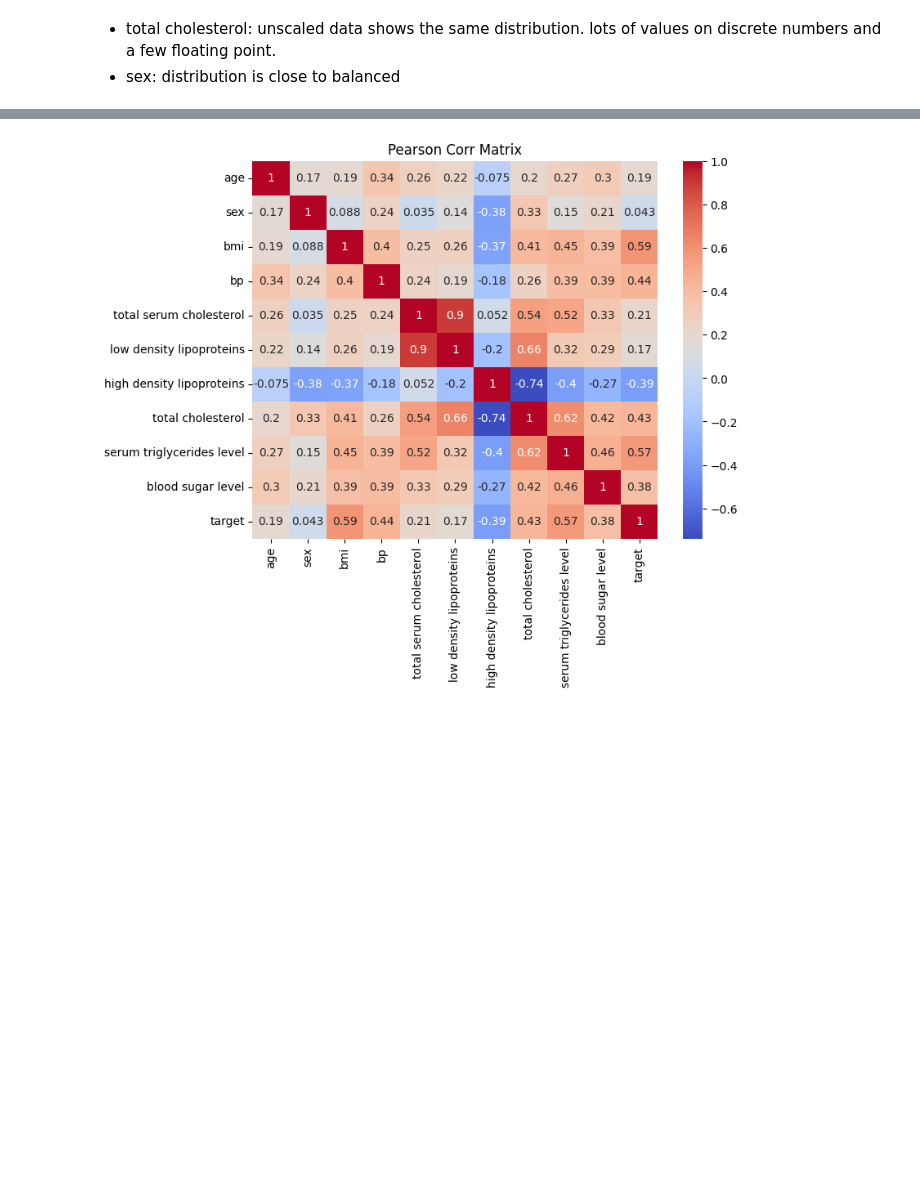
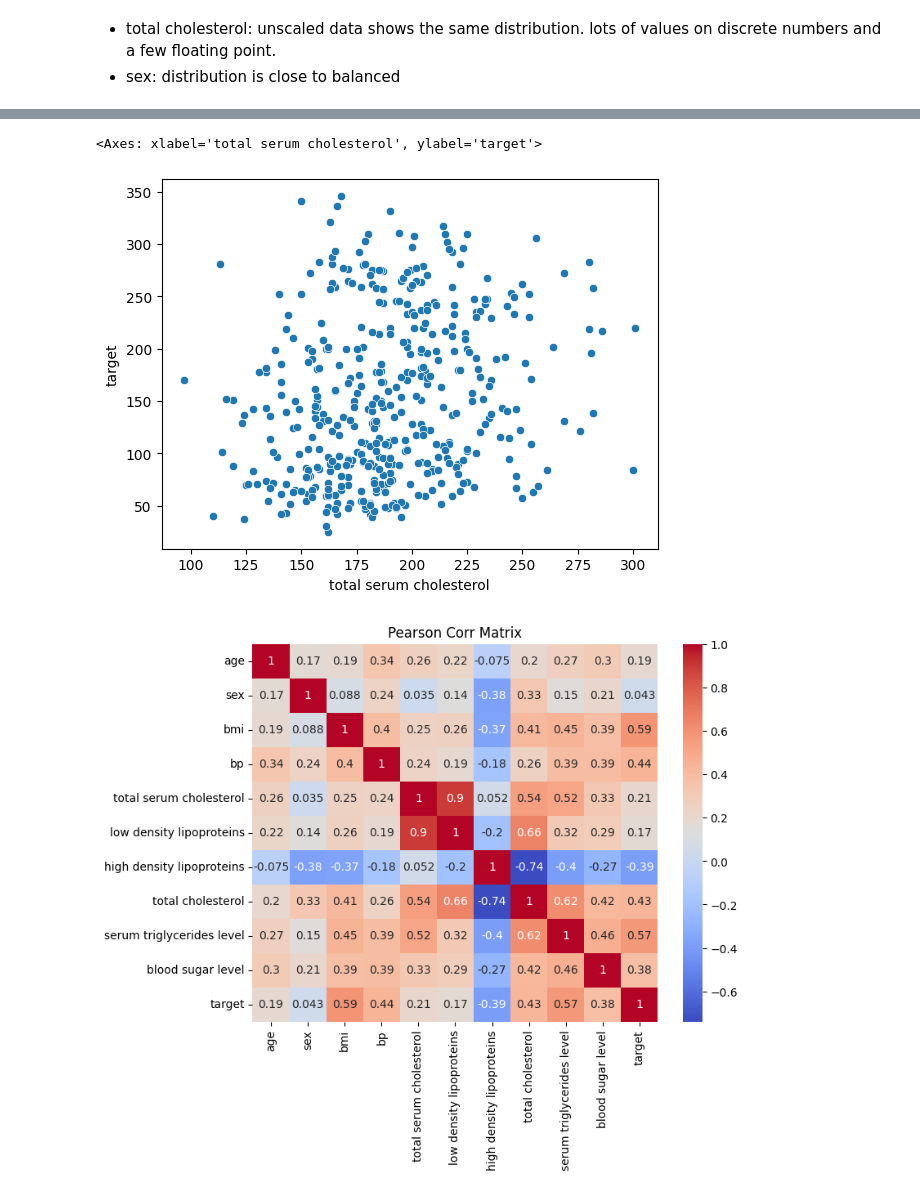
Before and after one commit to mglissmann/09_17_2024, a Jupyter notebook: diabetes_progression.ipynb, the cells around one changed output, grey strips where cells are left out. Drawn from its saved outputs; the diff is of its cells as text; code cells hidden in the pictures; blank space fills up the shorter version.

```diff
--- a/diabetes_progression.ipynb
+++ b/diabetes_progression.ipynb
@@ -153,3 +158,8 @@ sns.histplot(x=X['total cholesterol'], stat='count', bins='auto')
+# %%
+sns.scatterplot(data=df_unscaled, x=df_unscaled['total serum cholesterol'], y=df_unscaled['target'])
+# %% [output]
+<Axes: xlabel='total serum cholesterol', ylabel='target'>
+[figure, added]
 # %%
 plt.figure(figsize=(8,6))
 sns.heatmap(
```
Also changed, not shown: parts of 10 cells of this notebook.
